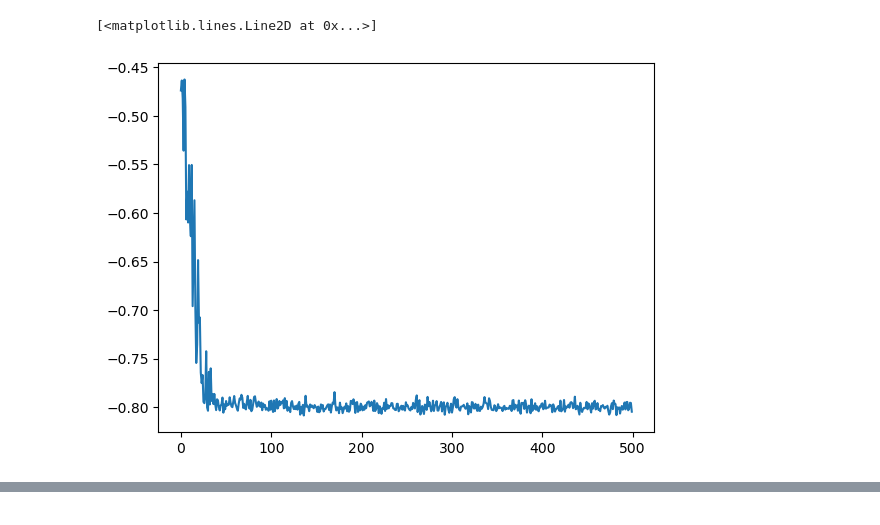
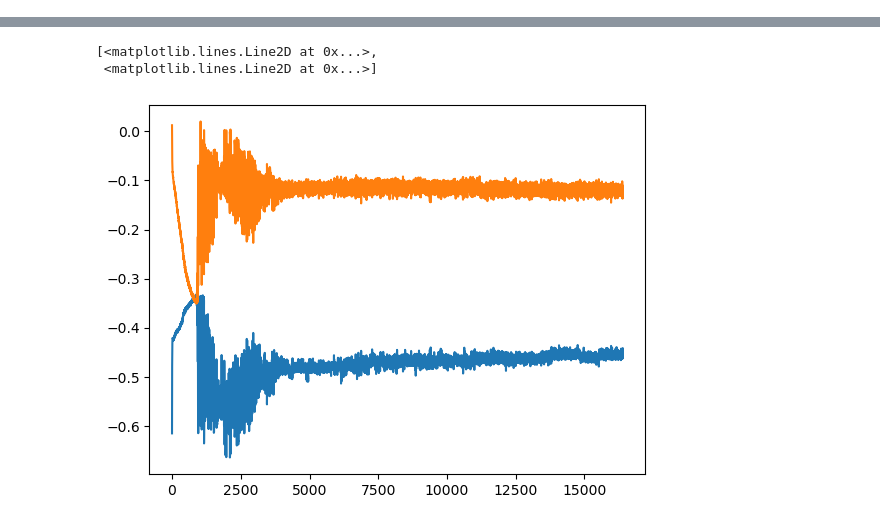
Before and after one commit to BeichenXu/MasProjectLISA, a Jupyter notebook: training.ipynb, the cells around one changed output, grey strips where cells are left out. Drawn from its saved outputs; the diff is of its cells as text; code cells hidden in the pictures.

```diff
--- a/training.ipynb
+++ b/training.ipynb
@@ -262,17 +230,17 @@ for i in range(20):
-# %%
-plt.plot(g_loss_list)
-# %% [output]
-[<matplotlib.lines.Line2D at 0x...>]
-[figure, removed]
 # %%
-wgan = WGAN(dataset, num_latent_variables=num_latent_variables, lr=learning_rate, weight_clip=0.01)
+wgan = WGAN(dataset, num_latent_variables=num_latent_variables, lr=learning_rate, weight_clip=0.1)
 
-g_loss_list = []
-d_loss_list = []
+loss_list = []
+d_loss_threshold = -0.1
 
-num_epochs = 300
-num_critic = 5
-num_generator = 3
+num_epochs = 100
+num_discriminator = 10
+
+for i in range(7):
+    for _, (signal_tensor, params_tensor) in enumerate(train_loader):
+        z = torch.randn(1, num_latent_variables, 1).to(device)
+        loss = wgan.train_discriminator(signal_tensor, params_tensor, z)
+        loss_list.append(loss)
 
 for epoch in range(num_epochs):
     for _, (signal_tensor, params_tensor) in enumerate(train_loader):
@@ -280,14 +248,15 @@ for epoch in range(num_epochs):
         signal_tensor = signal_tensor.to(device)
         params_tensor = params_tensor.to(device)
 
-        for _ in range(num_critic):
-            d_loss = wgan.train_discriminator(signal_tensor, params_tensor, z)
+        if loss_list[-1][1] < d_loss_threshold:
+            loss = wgan.train_generator(signal_tensor, params_tensor, z)
+            loss_list.append(loss)
+        elif loss_list[-1][0] >= d_loss_threshold:
+            for _ in range(num_discriminator):
+                loss = wgan.train_discriminator(signal_tensor, params_tensor, z)
+                loss_list.append(loss)
 
-        for _ in range(num_generator):
-            g_loss = wgan.train_generator(signal_tensor, z)
+    print(f"Epoch {epoch+1}/{num_epochs}, Generator loss: {loss[0]}, Discriminator loss: {loss[1]}")
 
-        g_loss_list.append(g_loss)
-        d_loss_list.append(d_loss)
-
-    print(f"Epoch {epoch+1}/{num_epochs}, Generator loss: {g_loss}, Discriminator loss: {d_loss}")
+plt.plot(loss_list)
 # %% [output]
@@ -310,0 +280,3 @@ Epoch 300/300, Generator loss: -0.5005911588668823, Discriminator loss: -3.93986
+[<matplotlib.lines.Line2D at 0x...>,
+ <matplotlib.lines.Line2D at 0x...>]
+[figure, added]
```
Also changed, not shown: parts of 19 cells of this notebook, 4 other files.
